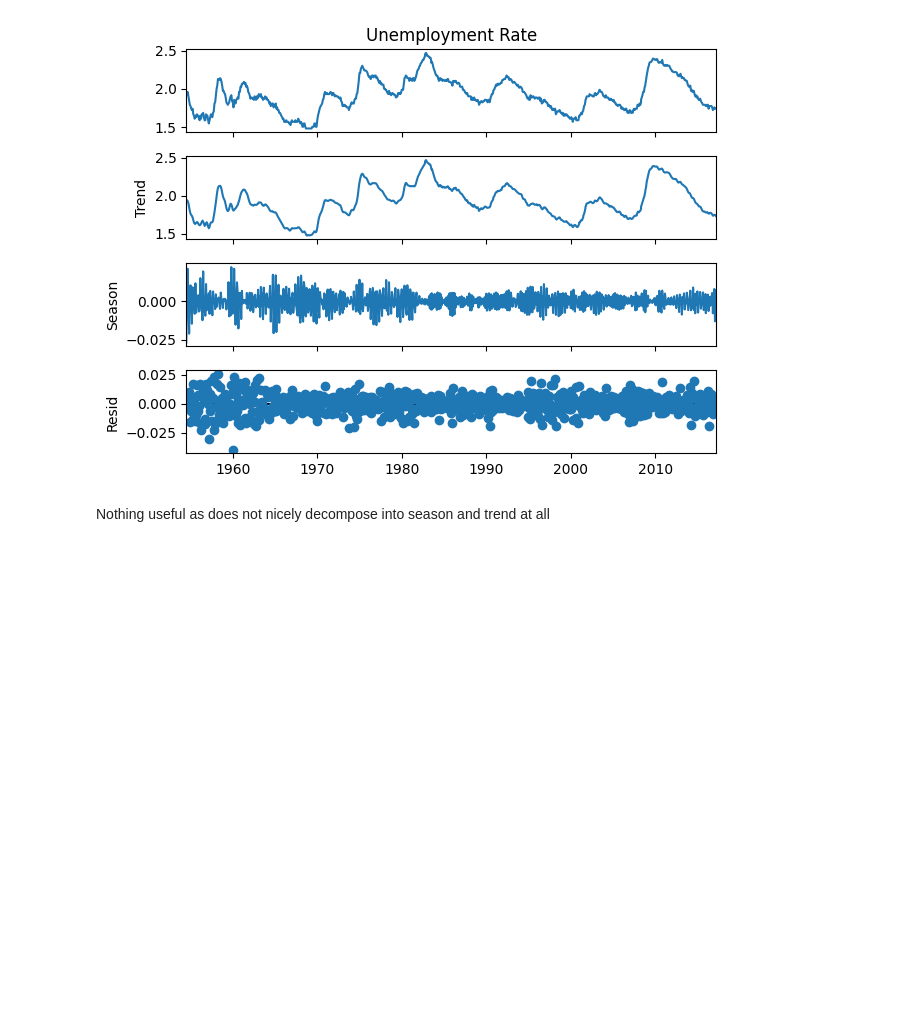
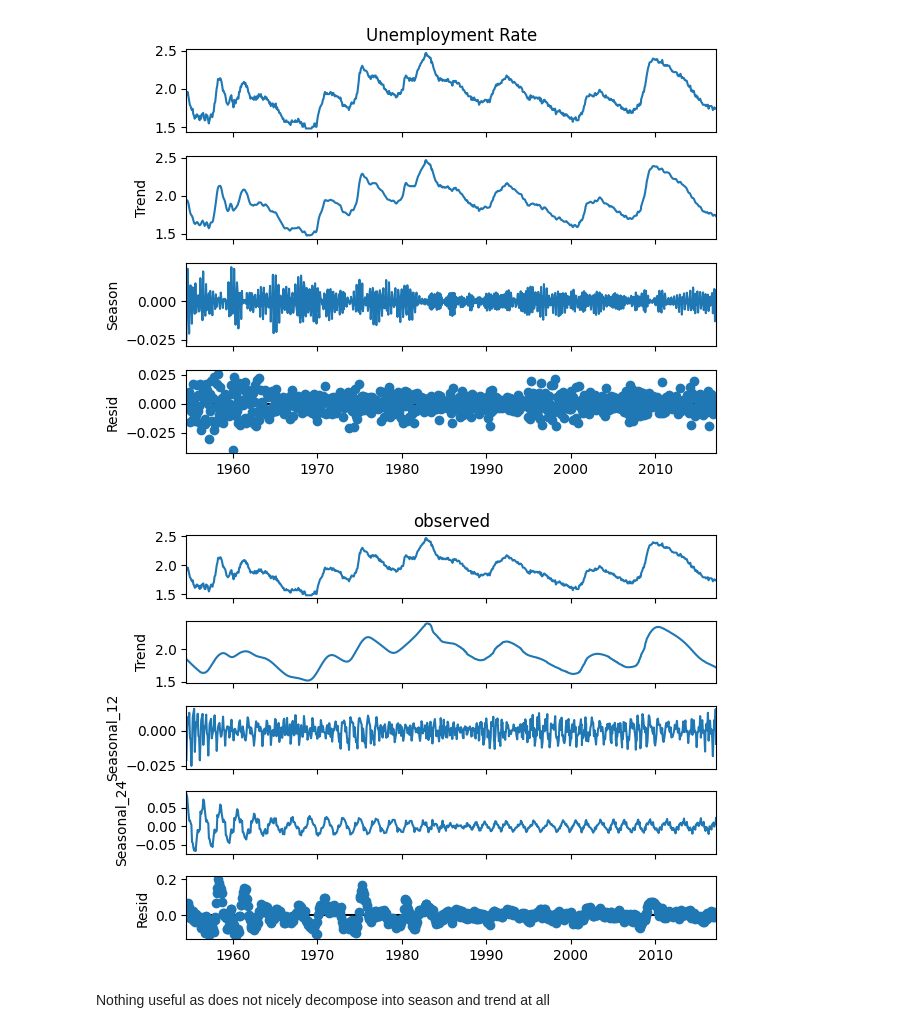
Before and after one commit to surajK610/misc-ai, a Jupyter notebook: Time_Series_Task.ipynb, the cells around one changed output. Cells and saved outputs as stored; diff of their text form; code cells hidden in the pictures; blank space fills up the shorter version.

```diff
--- a/Time_Series_Task.ipynb
+++ b/Time_Series_Task.ipynb
@@ -137,6 +139,12 @@ res = stl.fit()
 fig = res.plot()
 # %% [output]
 [figure]
+# %%
+mstl = MSTL(unempl_df, periods=[12, 12*2])
+res = mstl.fit()
+fig = res.plot()
+# %% [output]
+[figure, added]
 # %% [markdown]
 Nothing useful as does not nicely decompose into season and trend at all
 # %% [markdown]
```
Also changed, not shown: parts of 6 cells of this notebook.
